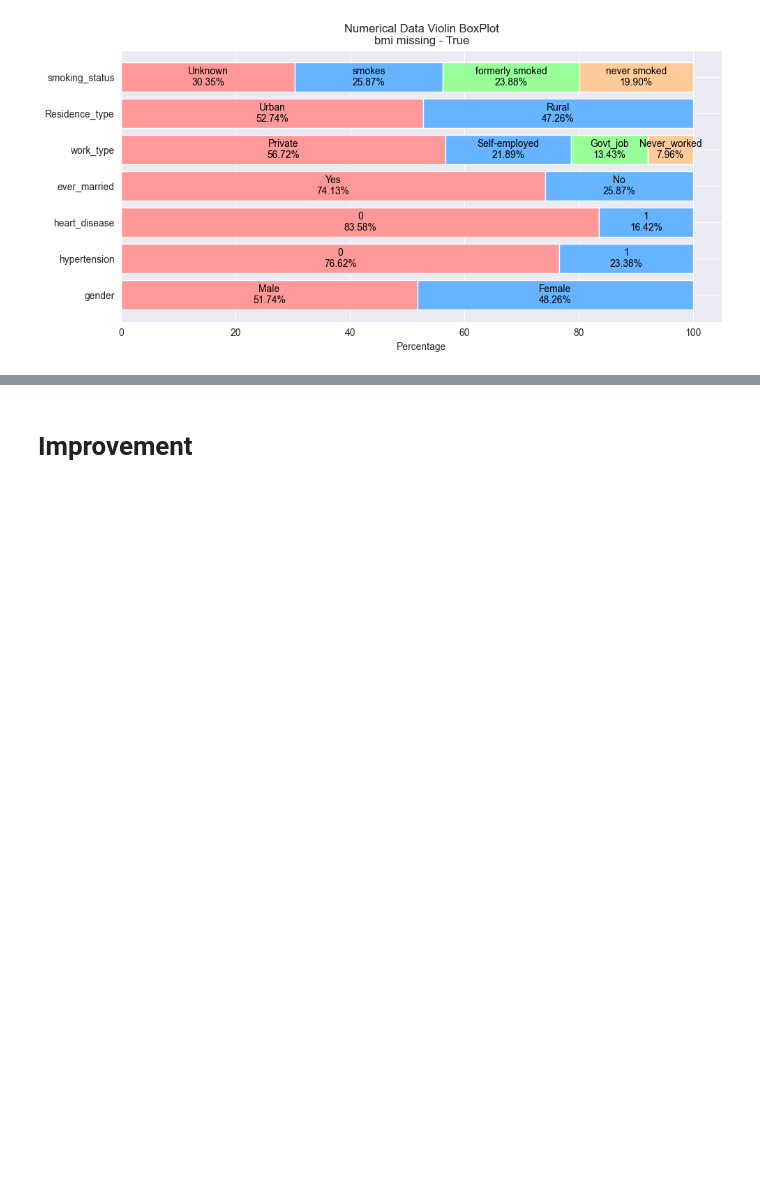
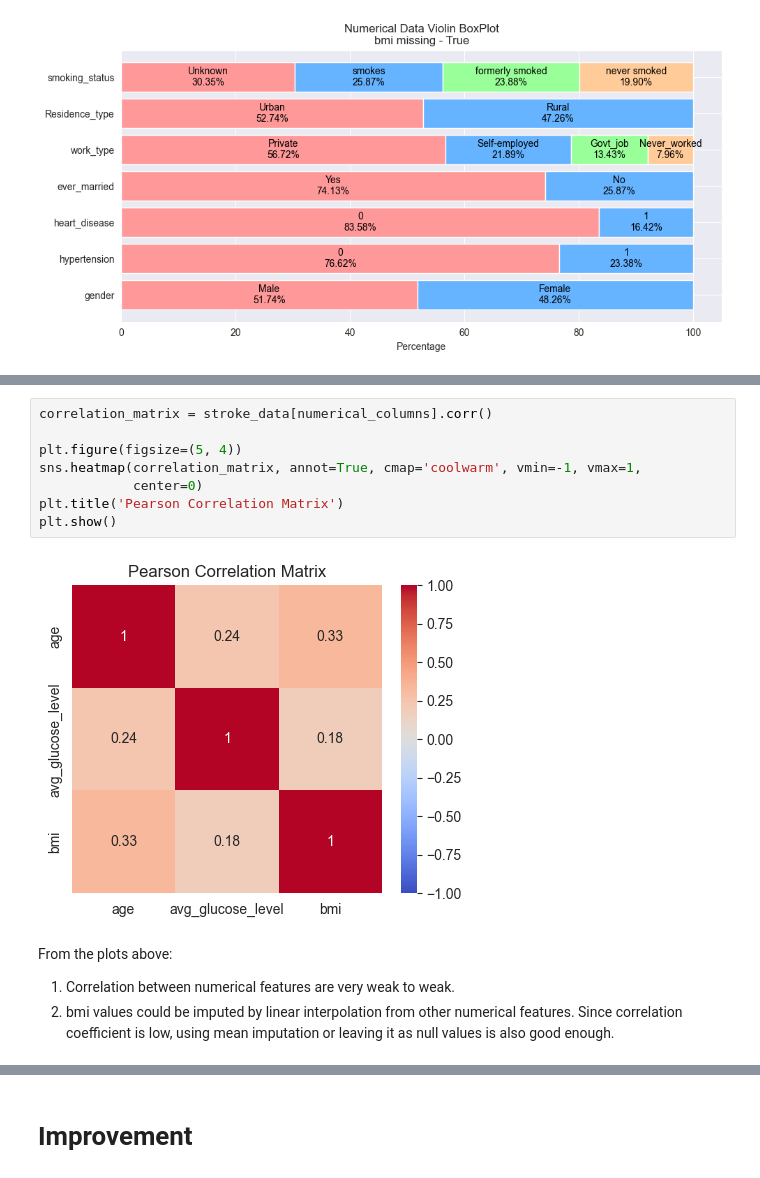
Before and after one commit to CelineChiLamNg/healthcare-stroke-prediction, a Jupyter notebook: stroke_prediction.ipynb, the cells around one changed output, grey strips where cells are left out. Drawn from its saved outputs; the diff is of its cells as text; blank space fills up the shorter version.

```diff
--- a/stroke_prediction.ipynb
+++ b/stroke_prediction.ipynb
@@ -574,3 +587,19 @@ stacked_horizontal_feature_distribution(data=stroke_data[stroke_data.bmi.isnull(
+# %%
+correlation_matrix = stroke_data[numerical_columns].corr()
+
+plt.figure(figsize=(5, 4))
+sns.heatmap(correlation_matrix, annot=True, cmap='coolwarm', vmin=-1, vmax=1,
+            center=0)
+plt.title('Pearson Correlation Matrix')
+plt.show()
+# %% [output]
+[figure, added]
+# %% [markdown]
+From the plots above: <br>
+1. Correlation between numerical features are very weak to weak.
+2. bmi values could be imputed by linear interpolation from other numerical
+features. Since correlation coefficient is low, using mean imputation or
+leaving it as null values is also good enough.
 # %%
 HTML('''
 <div class="alert alert-block alert-info">
```
Also changed, not shown: parts of 13 cells of this notebook.
